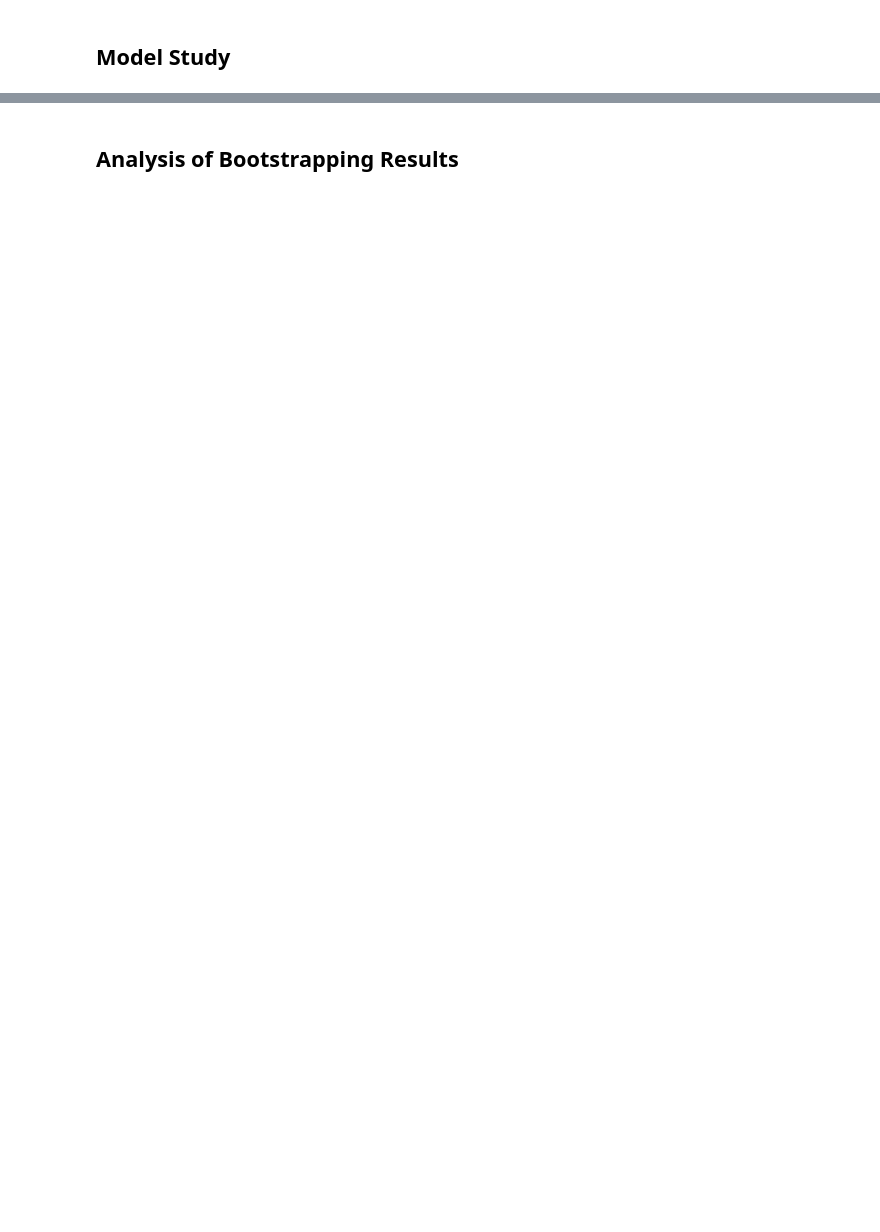
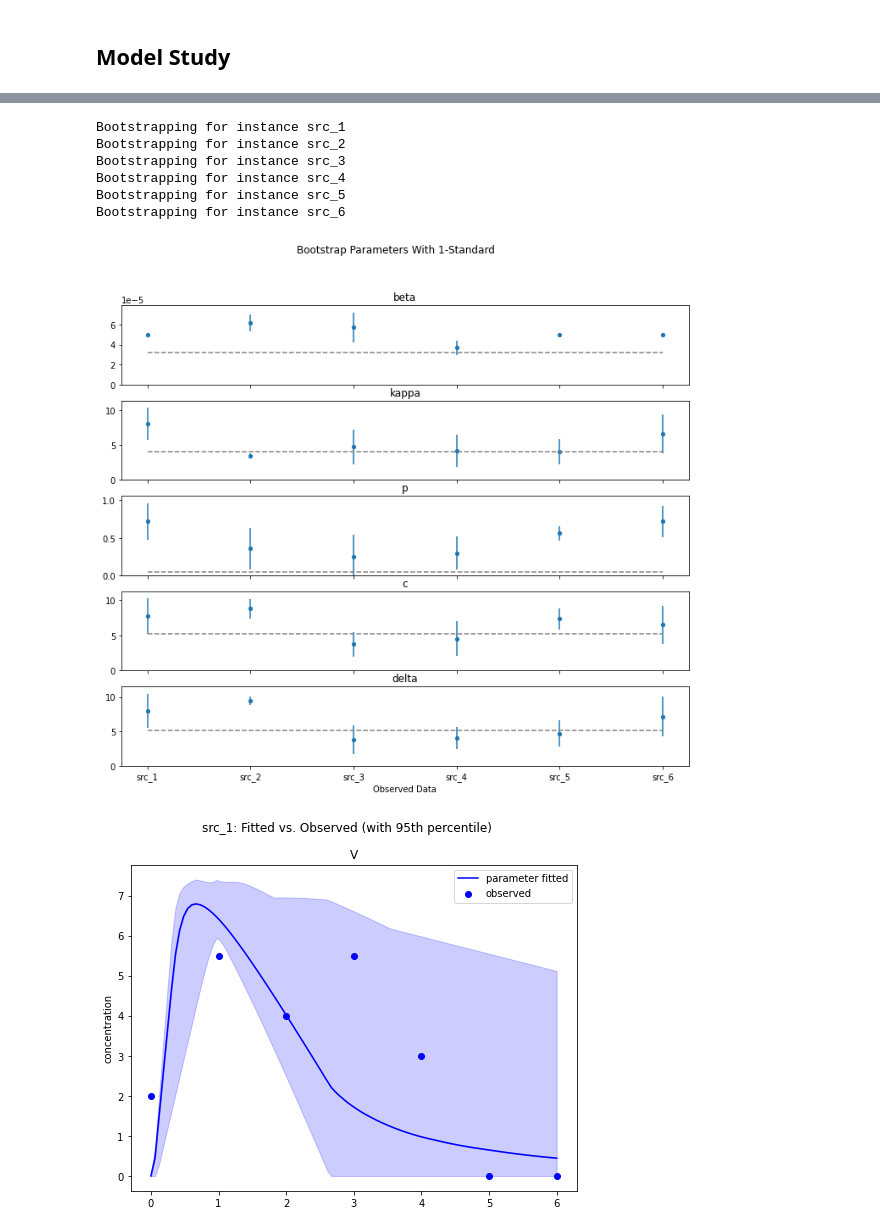
Before and after one commit to sys-bio/SBstoat, a Jupyter notebook: examples/virus/virus_analysis.ipynb, the cells around one changed output, grey strips where cells are left out. Saved outputs shown, nothing was run; the diff lists cells and outputs as text; code cells hidden in the pictures; blank space fills up the shorter version.

Commit message:
Refined virus model using ModelStudy

```diff
--- a/examples/virus/virus_analysis.ipynb
+++ b/examples/virus/virus_analysis.ipynb
@@ -300,2 +121,0 @@ for patient in patientDct.values():
-# %% [markdown]
-## Analysis of Bootstrapping Results
@@ -341,0 +122,41 @@ _ = plt.suptitle("Bootstrap Parameter Estimates With 1-Standard Deviation Error
+# %%
+# Transformation of fitted values to match observed values
+def transformDataArr(timeseries):
+    """
+    Changes the timeseries to log units
+    """
+    arr = np.array([1 if v < 1 else v
+          for v in timeseries[VIRUS]])
+    return np.log10(arr)
+
+
+# Parameter value ranges: lower, upper, initial value
+parameterDct = dict(
+      beta=(0, 10e-5, 3.2e-5),
+      kappa=(0, 10, 4.0),
+      delta=(0, 10, 5.2),
+      p=(0, 1, 4.6e-2),
+      c=(0, 10, 5.2)
+      )
+
+dirPath = "/home/ubuntu/SBstoat/examples/virus/ModelStudyFitters"
+
+# Study of model fitting
+study = ModelStudy(ANTIMONY_MODEL, dataSources,
+                  parameterDct=parameterDct,
+                  dirPath=dirPath,
+                  fittedDataTransformDct={"V": transformDataArr},
+                  isSerialized=True)
+
+study.bootstrap(numIteration=10)
+study.plotParameterEstimates()
+study.plotFitAll()
+# %% [output]
+Bootstrapping for instance src_1
+Bootstrapping for instance src_2
+Bootstrapping for instance src_3
+Bootstrapping for instance src_4
+Bootstrapping for instance src_5
+Bootstrapping for instance src_6
+[figure, added]
+[figure, added]
```
Also changed, not shown: parts of 21 cells of this notebook, 4 other files.
